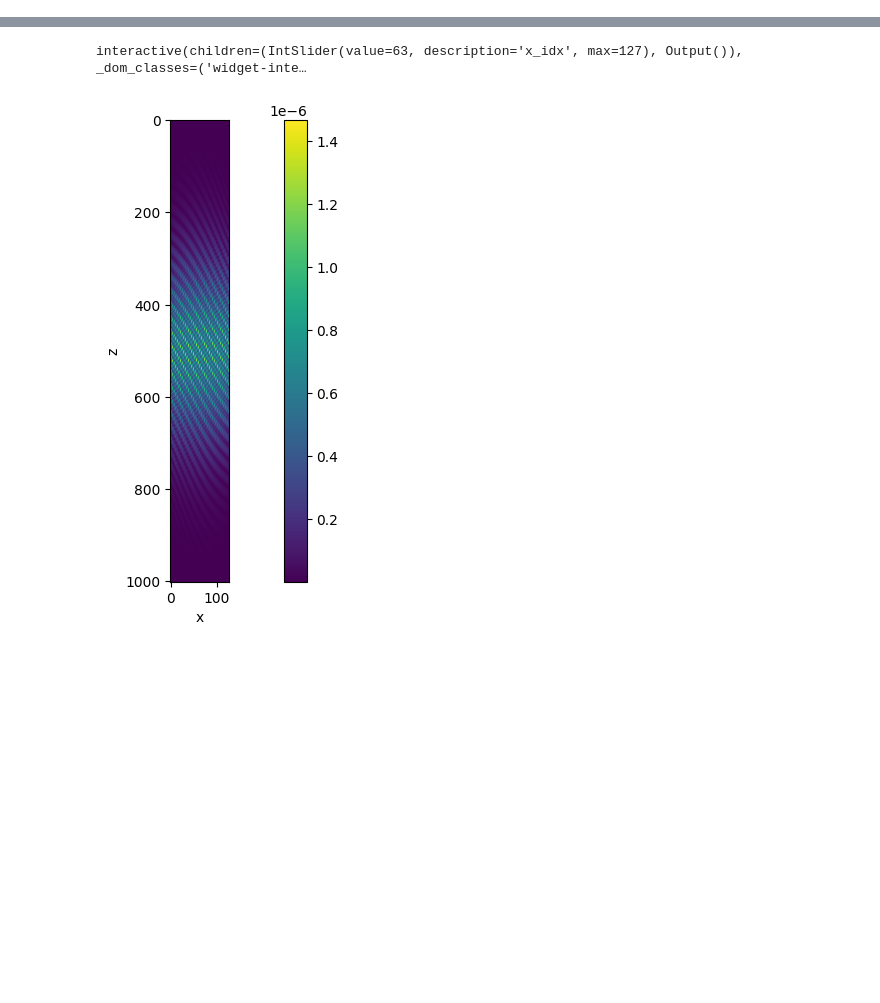
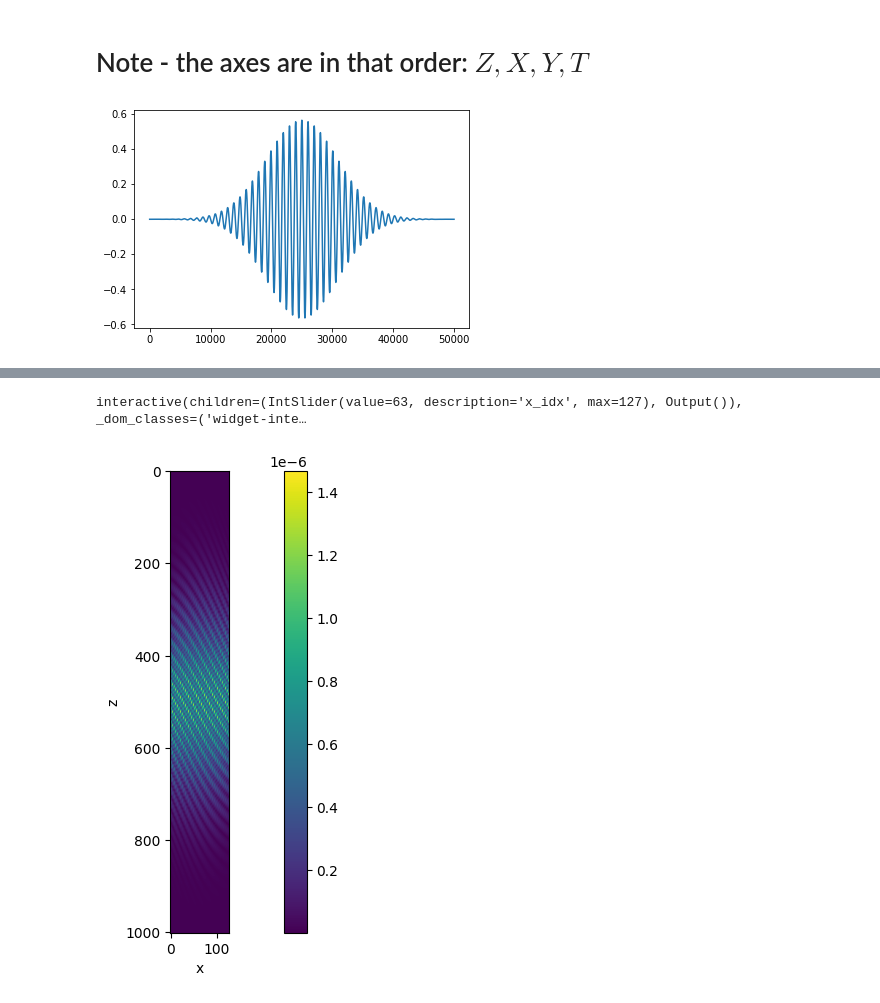
Before and after one commit to mkali-weizmann/electron-laser-interaction, a Jupyter notebook: visualize potentials.ipynb, the cells around one changed output, grey strips where cells are left out. Saved outputs shown, nothing was run; the diff lists cells and outputs as text; code cells hidden in the pictures; blank space fills up the shorter version.

```diff
--- a/visualize potentials.ipynb
+++ b/visualize potentials.ipynb
@@ -4,3 +4,13 @@ import matplotlib.pyplot as plt
 import ipywidgets as widgets
 
 %matplotlib inline
+# %% [markdown]
+# Note - the axes are in that order: $Z,X,Y,T$
+# %%
+A = np.load('Data Arrays\\Debugging Arrays\\A_1_both.npy')
+plt.plot(A[:,0,0,0])
+# plt.ylim(0, 2e-7)
+# plt.plot(X[:, 0, 0, 0], Z[:, 0, 0, 0])
+plt.show()
+# %% [output]
+[figure, added]
```
Also changed, not shown: parts of 6 cells of this notebook, 4 other files.
